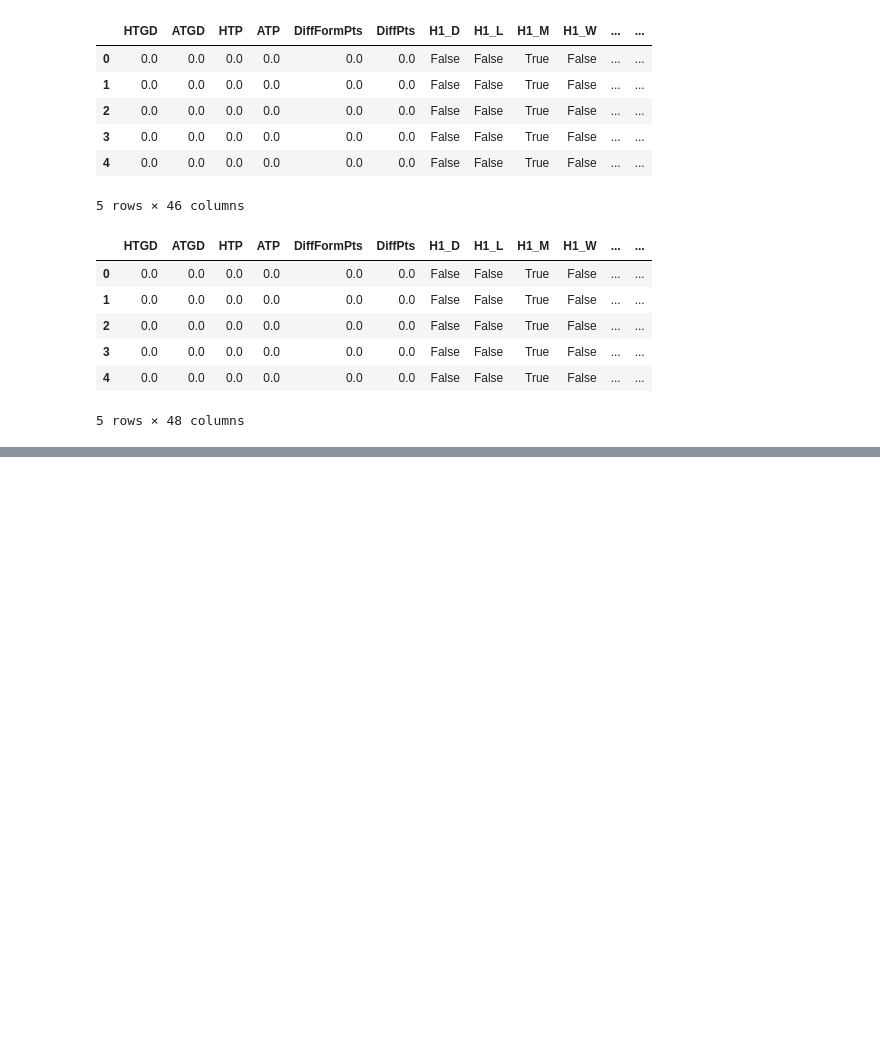
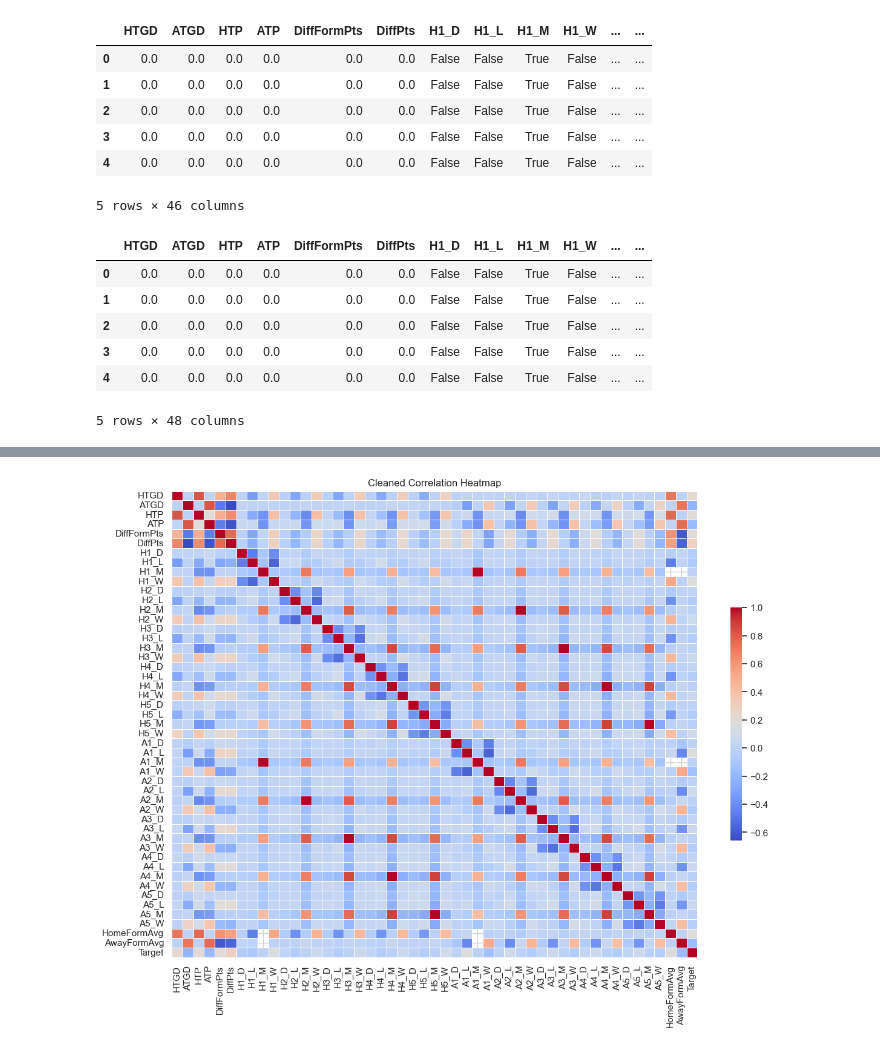
Before and after one commit to sahildayal/PremierLeagueMLProject, a Jupyter notebook: main.ipynb, the cells around one changed output, grey strips where cells are left out. Drawn from its saved outputs; the diff is of its cells as text; code cells hidden in the pictures; blank space fills up the shorter version.

```diff
--- a/main.ipynb
+++ b/main.ipynb
@@ -173,0 +205,7 @@ X_encoded.head()
+# %%
+plt.figure(figsize=(14, 10))
+sns.heatmap(heatmap_df.corr(), cmap='coolwarm', linewidths=0.5, cbar_kws={'shrink': .5})
+plt.title("Cleaned Correlation Heatmap")
+plt.show()
+# %% [output]
+[figure, added]
```
Also changed, not shown: parts of 3 cells of this notebook.
